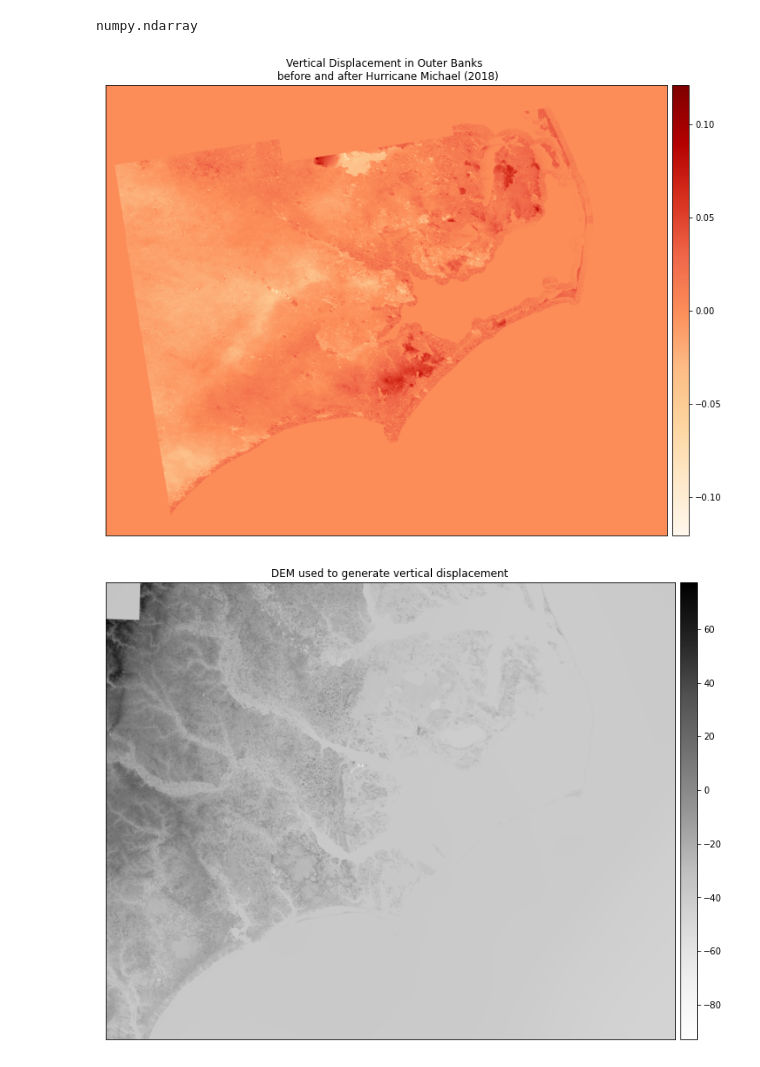
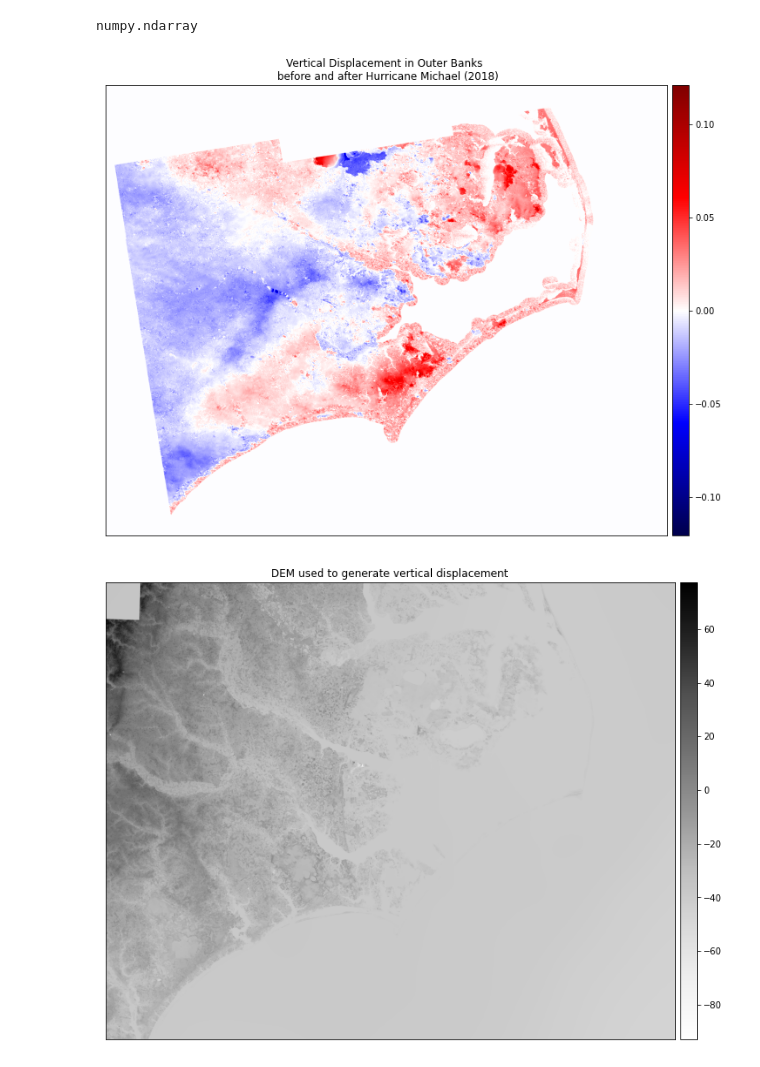
Before and after one commit to tlogie6/Coastal-Bathymetry-Group, a Jupyter notebook: VerticalDisplacement/Code/Data processing vertical displacement.ipynb, the cells around one changed output. Drawn from its saved outputs; the diff is of its cells as text; code cells hidden in the pictures.

```diff
--- a/VerticalDisplacement/Code/Data processing vertical displacement.ipynb
+++ b/VerticalDisplacement/Code/Data processing vertical displacement.ipynb
@@ -15,11 +15,11 @@ numpy.ndarray
 # %%
 ep.plot_bands(vert,
               title="Vertical Displacement in Outer Banks \n before and after Hurricane Michael (2018)",
-              cmap="OrRd")
+              cmap="seismic")
 
 plt.show()
 # %% [output]
-[figure, old version]
+[figure, new version]
 # %%
 filepath = "../RawData/S1AA_20181008T230552_20181125T230551_VVP048_INT80_G_weF_61C9/S1AA_20181008T230552_20181125T230551_VVP048_INT80_G_weF_61C9_dem.tif"
 with rio.open(filepath) as dem_net:
```
Also changed, not shown: parts of 6 cells of this notebook.
